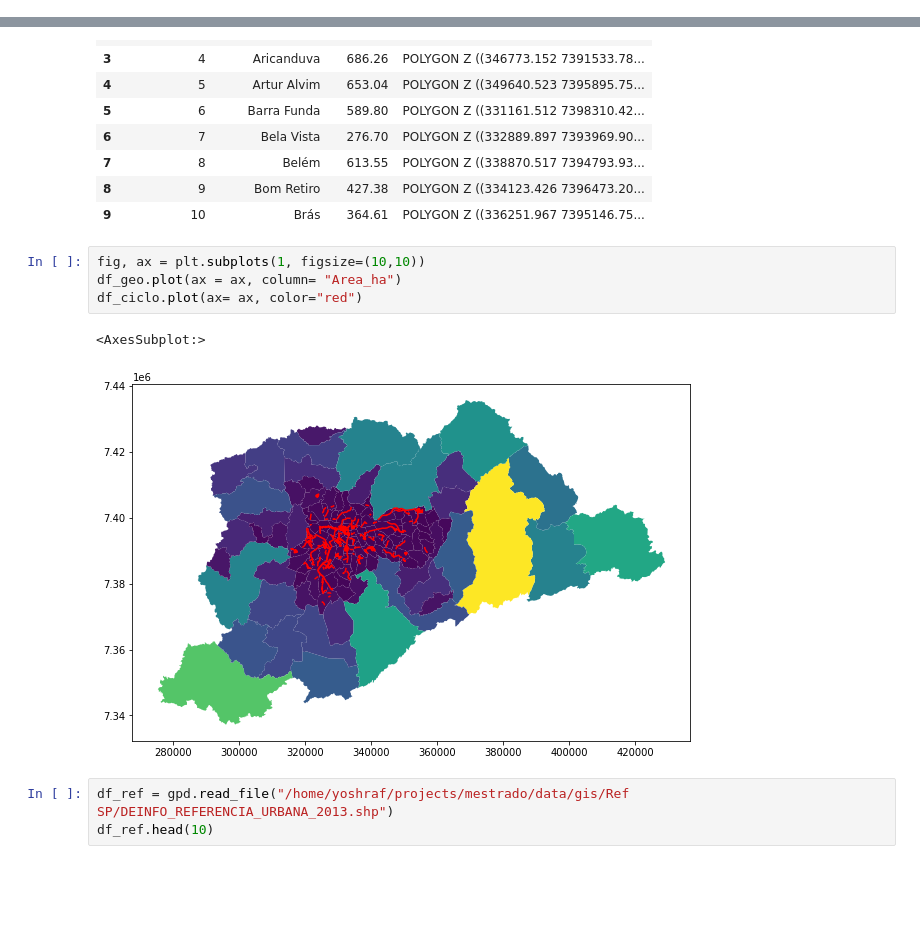
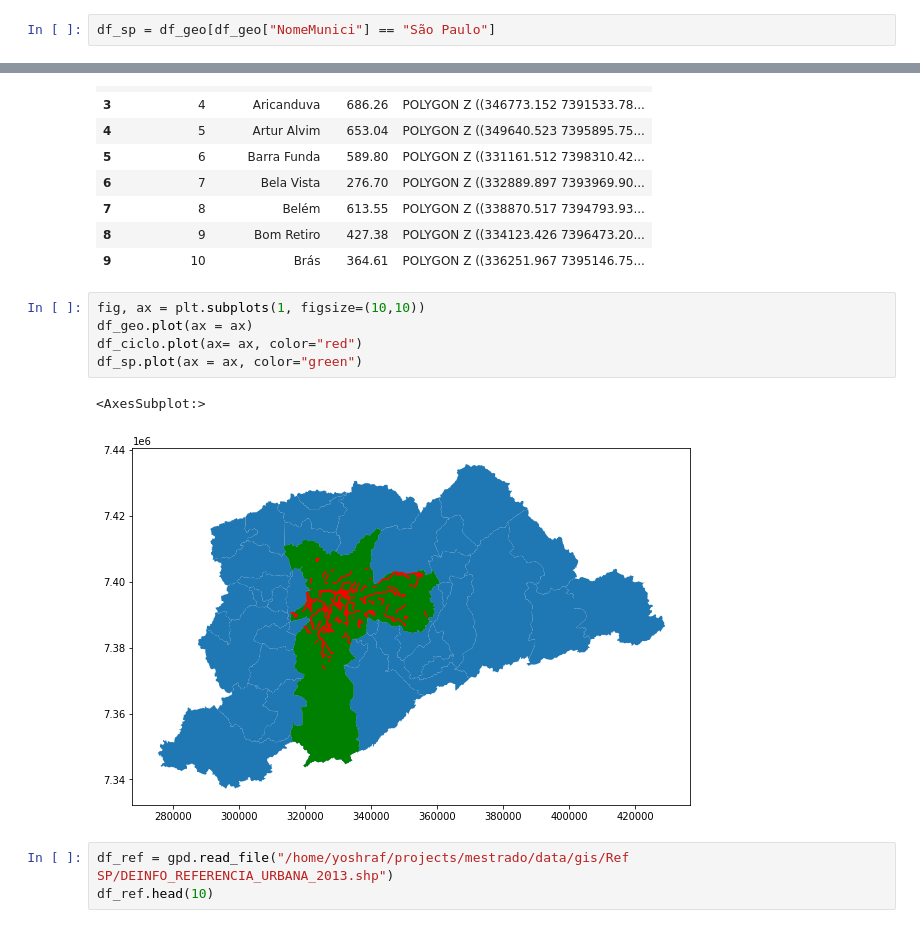
Before and after one commit to rafaelygn/master-analysis-inequality-mobility, a Jupyter notebook: notebooks/intro-geopandas/see_maps.ipynb, the cells around one changed output, grey strips where cells are left out. Cells and saved outputs as stored; diff of their text form; blank space fills up the shorter version.

```diff
--- a/notebooks/intro-geopandas/see_maps.ipynb
+++ b/notebooks/intro-geopandas/see_maps.ipynb
@@ -8,6 +8,8 @@ df_geo[df_geo["NomeMunici"] == "São Paulo"].plot(cmap="jet", column= "Area_ha",
 # %% [output]
 <AxesSubplot:>
 [figure]
+# %%
+df_sp = df_geo[df_geo["NomeMunici"] == "São Paulo"]
 # %%
 df_geo = gpd.read_file("/home/yoshraf/projects/mestrado/data/gis/od2017/Zonas_2017_region.shp")
 print(df_geo.columns)
@@ -115,11 +118,12 @@ df_geo.head(10)
 | 9 | 10 | Brás | 364.61 | POLYGON Z ((336251.967 7395146.75... |
 # %%
 fig, ax = plt.subplots(1, figsize=(10,10))
-df_geo.plot(ax = ax, column= "Area_ha")
+df_geo.plot(ax = ax)
 df_ciclo.plot(ax= ax, color="red")
+df_sp.plot(ax = ax, color="green")
 # %% [output]
 <AxesSubplot:>
-[figure, old version]
+[figure, new version]
 # %%
 df_ref = gpd.read_file("/home/yoshraf/projects/mestrado/data/gis/Ref SP/DEINFO_REFERENCIA_URBANA_2013.shp")
 df_ref.head(10)
```
Also changed, not shown: parts of 6 cells of this notebook, 25 other files.
